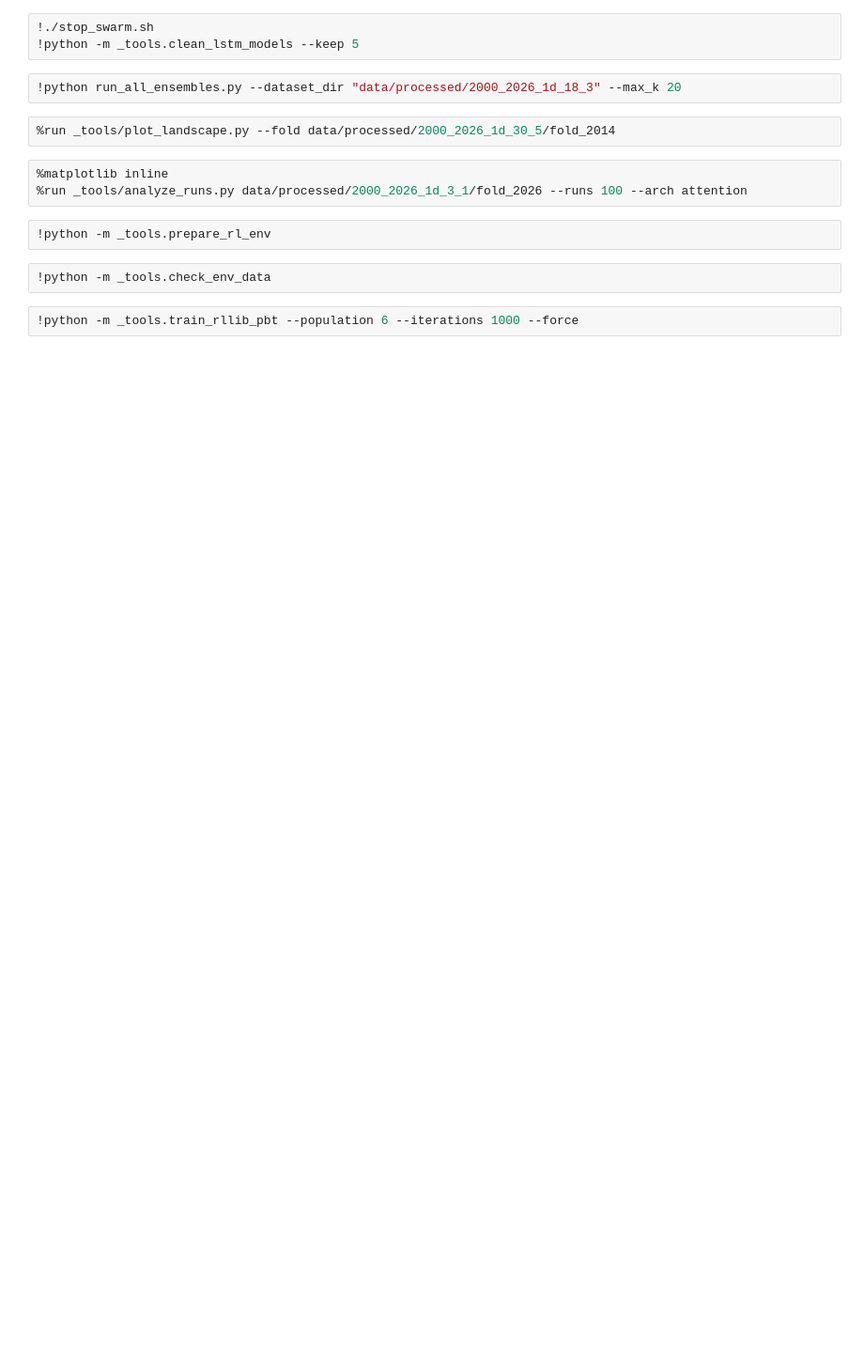
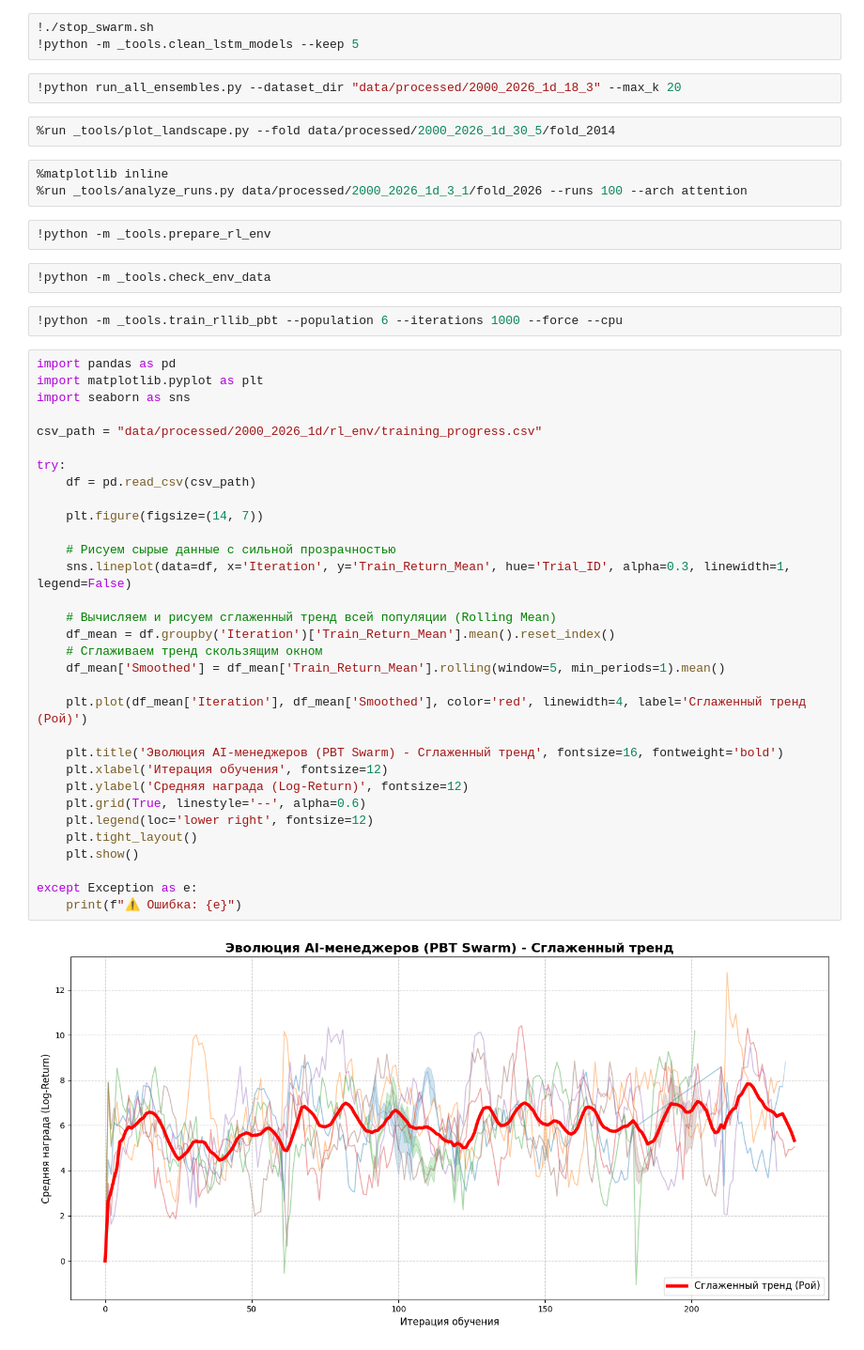
Before and after one commit to BulletproofBoris/trader_test, a Jupyter notebook: Trading bot notebook.ipynb, the cells around one changed output. Shown at 94% size. Cells and saved outputs as stored; diff of their text form; blank space fills up the shorter version.

```diff
--- a/Trading bot notebook.ipynb
+++ b/Trading bot notebook.ipynb
@@ -48,4 +48,38 @@
 # %%
 !python -m _tools.check_env_data
 # %%
-!python -m _tools.train_rllib_pbt --population 6 --iterations 1000 --force
+!python -m _tools.train_rllib_pbt --population 6 --iterations 1000 --force --cpu
+# %%
+import pandas as pd
+import matplotlib.pyplot as plt
+import seaborn as sns
+
+csv_path = "data/processed/2000_2026_1d/rl_env/training_progress.csv"
+
+try:
+    df = pd.read_csv(csv_path)
+
+    plt.figure(figsize=(14, 7))
+
+    # Рисуем сырые данные с сильной прозрачностью
+    sns.lineplot(data=df, x='Iteration', y='Train_Return_Mean', hue='Trial_ID', alpha=0.3, linewidth=1, legend=False)
+
+    # Вычисляем и рисуем сглаженный тренд всей популяции (Rolling Mean)
+    df_mean = df.groupby('Iteration')['Train_Return_Mean'].mean().reset_index()
+    # Сглаживаем тренд скользящим окном
+    df_mean['Smoothed'] = df_mean['Train_Return_Mean'].rolling(window=5, min_periods=1).mean()
+
+    plt.plot(df_mean['Iteration'], df_mean['Smoothed'], color='red', linewidth=4, label='Сглаженный тренд (Рой)')
+
+    plt.title('Эволюция AI-менеджеров (PBT Swarm) - Сглаженный тренд', fontsize=16, fontweight='bold')
+    plt.xlabel('Итерация обучения', fontsize=12)
+    plt.ylabel('Средняя награда (Log-Return)', fontsize=12)
+    plt.grid(True, linestyle='--', alpha=0.6)
+    plt.legend(loc='lower right', fontsize=12)
+    plt.tight_layout()
+    plt.show()
+
+except Exception as e:
+    print(f"⚠️ Ошибка: {e}")
+# %% [output]
+[figure, added]
```
Also changed, not shown: parts of 1 cell of this notebook, 1 other file.
